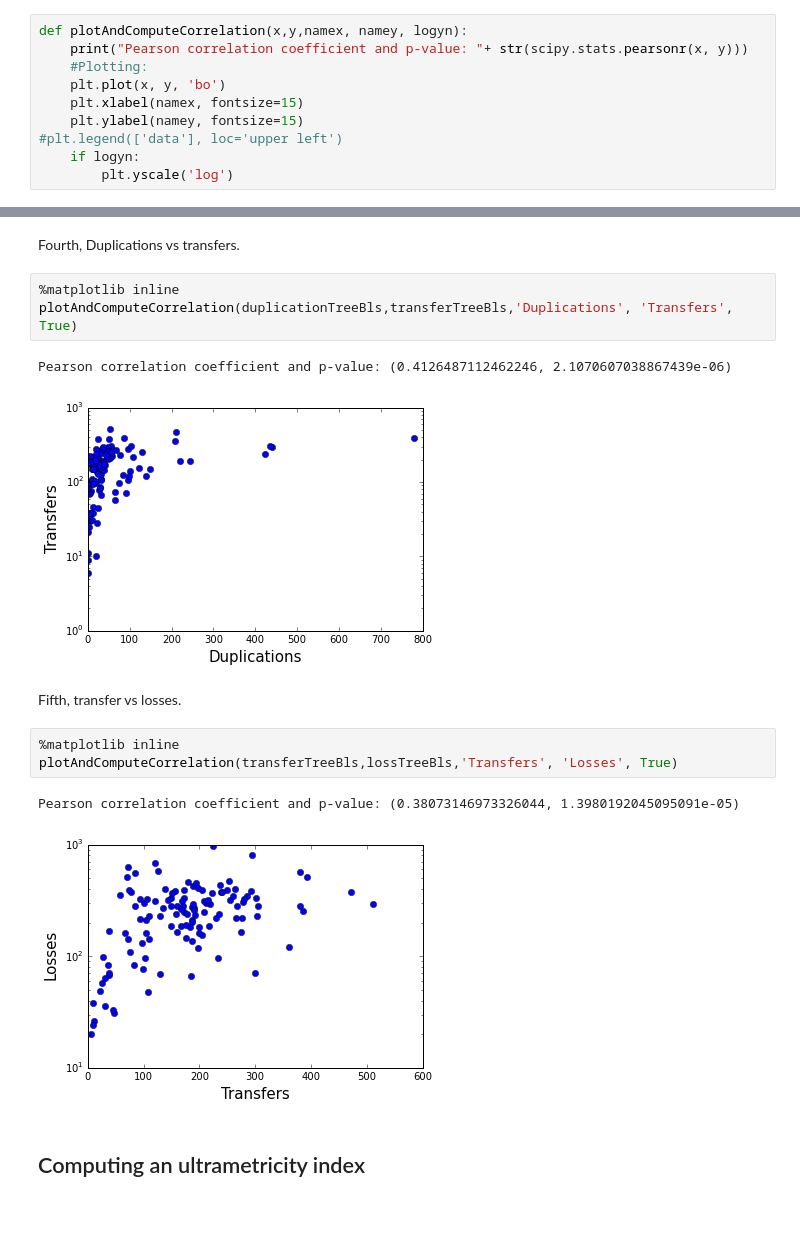
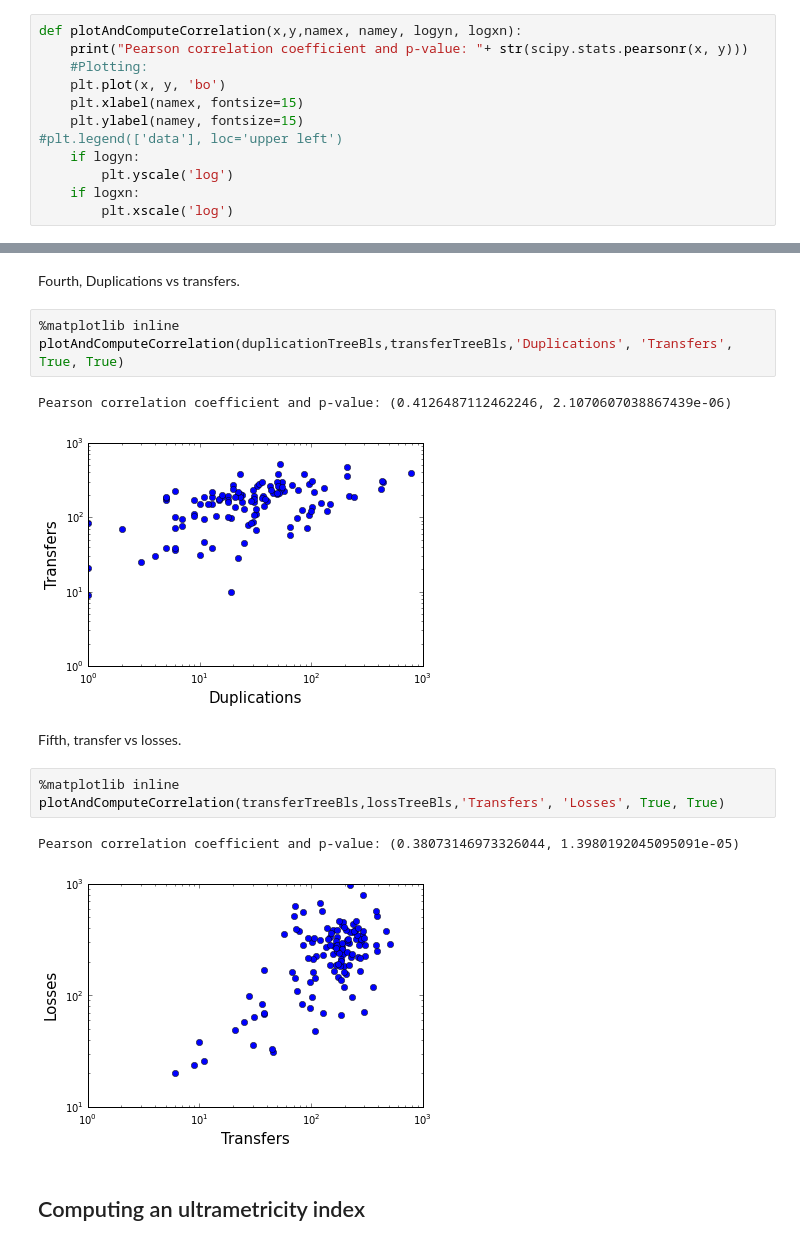
Before and after one commit to Boussau/Notebooks, a Jupyter notebook: Comparing branch lengths across species trees.ipynb, the cells around one changed output, grey strips where cells are left out. Saved outputs shown, nothing was run; the diff lists cells and outputs as text; blank space fills up the shorter version.

Commit message:
Log on x as well as on y in the comparison of different branch length trees.

```diff
--- a/Comparing branch lengths across species trees.ipynb
+++ b/Comparing branch lengths across species trees.ipynb
@@ -52,7 +52,7 @@ lossTreeBls = extractBranchLengths(lossTree)
 # %% [markdown]
 ### And we plot the correlations between branch lengths
 # %%
-def plotAndComputeCorrelation(x,y,namex, namey, logyn):
+def plotAndComputeCorrelation(x,y,namex, namey, logyn, logxn):
     print("Pearson correlation coefficient and p-value: "+ str(scipy.stats.pearsonr(x, y)))
     #Plotting:
     plt.plot(x, y, 'bo')
@@ -61,6 +61,8 @@ def plotAndComputeCorrelation(x,y,namex, namey, logyn):
 #plt.legend(['data'], loc='upper left')
     if logyn:
         plt.yscale('log')
+    if logxn:
+        plt.xscale('log')
 # %% [markdown]
 First, substitutions vs duplications
 # %%
@@ -91,18 +93,18 @@ Pearson correlation coefficient and p-value: (0.18456109416899072, 0.04099579321
 Fourth, Duplications vs transfers.
 # %%
 %matplotlib inline
-plotAndComputeCorrelation(duplicationTreeBls,transferTreeBls,'Duplications', 'Transfers', True)
+plotAndComputeCorrelation(duplicationTreeBls,transferTreeBls,'Duplications', 'Transfers', True, True)
 # %% [output]
 Pearson correlation coefficient and p-value: (0.4126487112462246, 2.1070607038867439e-06)
-[figure, old version]
+[figure, new version]
 # %% [markdown]
 Fifth, transfer vs losses.
 # %%
 %matplotlib inline
-plotAndComputeCorrelation(transferTreeBls,lossTreeBls,'Transfers', 'Losses', True)
+plotAndComputeCorrelation(transferTreeBls,lossTreeBls,'Transfers', 'Losses', True, True)
 # %% [output]
 Pearson correlation coefficient and p-value: (0.38073146973326044, 1.3980192045095091e-05)
-[figure, old version]
+[figure, new version]
 # %% [markdown]
 ## Computing an ultrametricity index
 # %%
```
Also changed, not shown: parts of 3 cells of this notebook.
